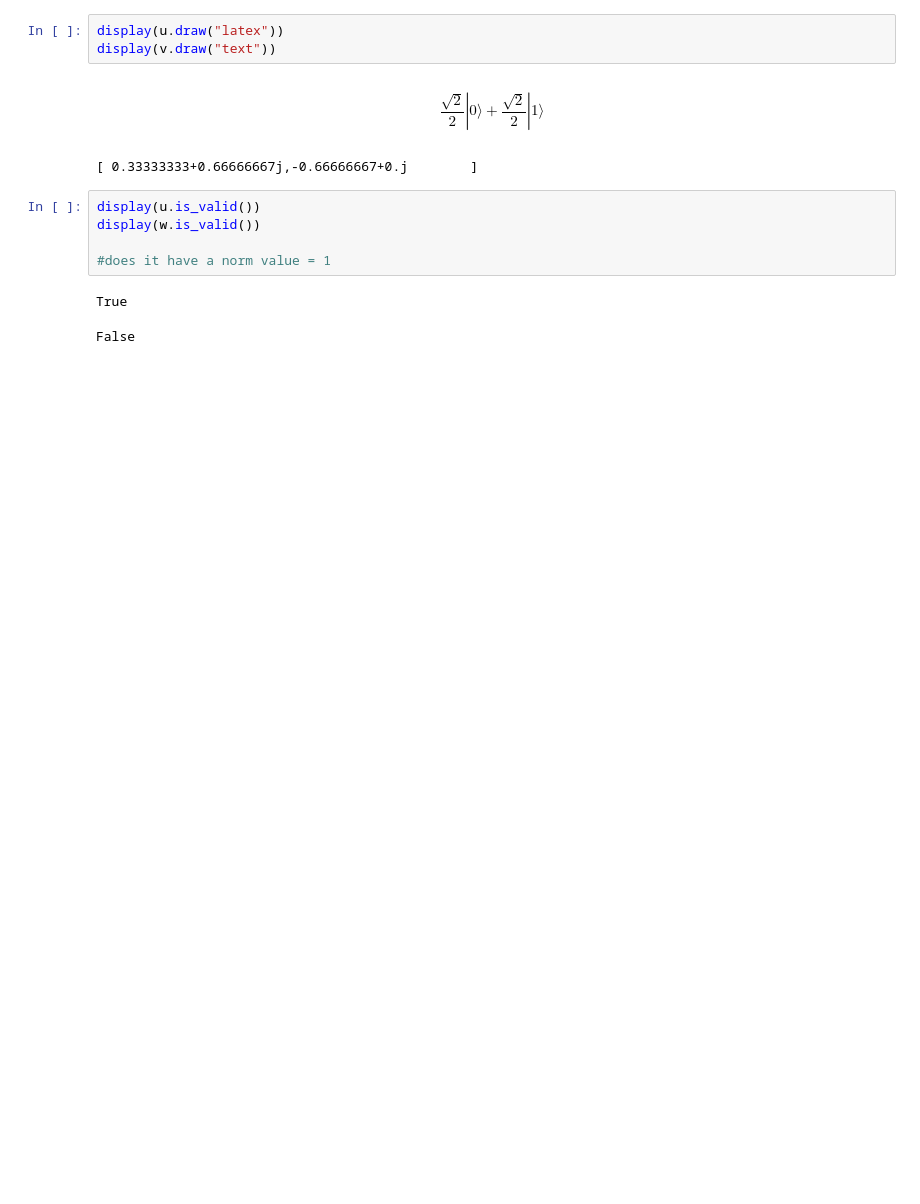
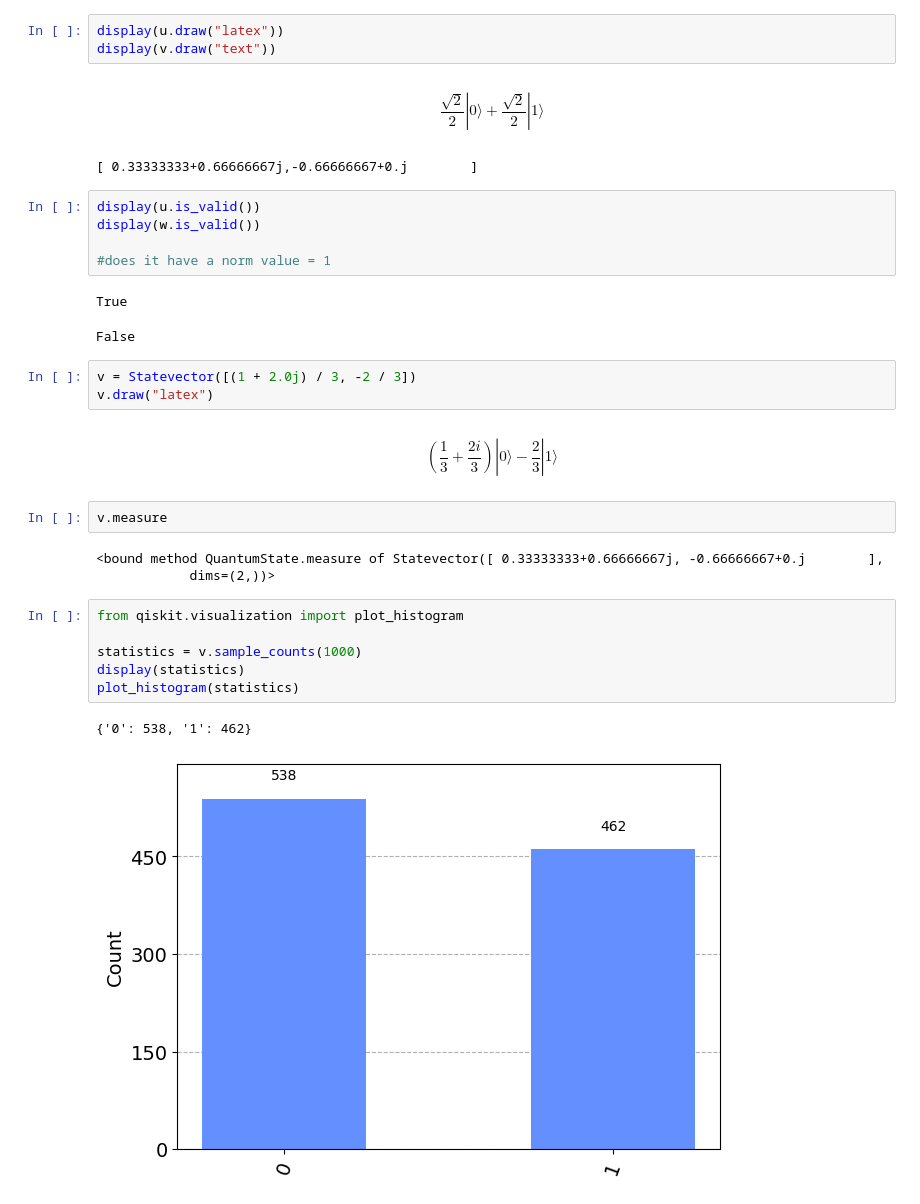
Before and after one commit to thomasbourke1/qiskit-basics, a Jupyter notebook: single-states/qiskit_ex.ipynb, the cells around one changed output. Cells and saved outputs as stored; diff of their text form; blank space fills up the shorter version.

```diff
--- a/single-states/qiskit_ex.ipynb
+++ b/single-states/qiskit_ex.ipynb
@@ -32,3 +32,22 @@ display(w.is_valid())
 # %% [output]
 True
 False
+# %%
+v = Statevector([(1 + 2.0j) / 3, -2 / 3])
+v.draw("latex")
+# %% [output]
+$$(\frac{1}{3} + \frac{2 i}{3}) |0\rangle- \frac{2}{3} |1\rangle$$
+# %%
+v.measure
+# %% [output]
+<bound method QuantumState.measure of Statevector([ 0.33333333+0.66666667j, -0.66666667+0.j        ],
+            dims=(2,))>
+# %%
+from qiskit.visualization import plot_histogram
+
+statistics = v.sample_counts(1000)
+display(statistics)
+plot_histogram(statistics)
+# %% [output]
+{'0': 538, '1': 462}
+[figure, added]
```
Also changed, not shown: parts of 3 cells of this notebook.
